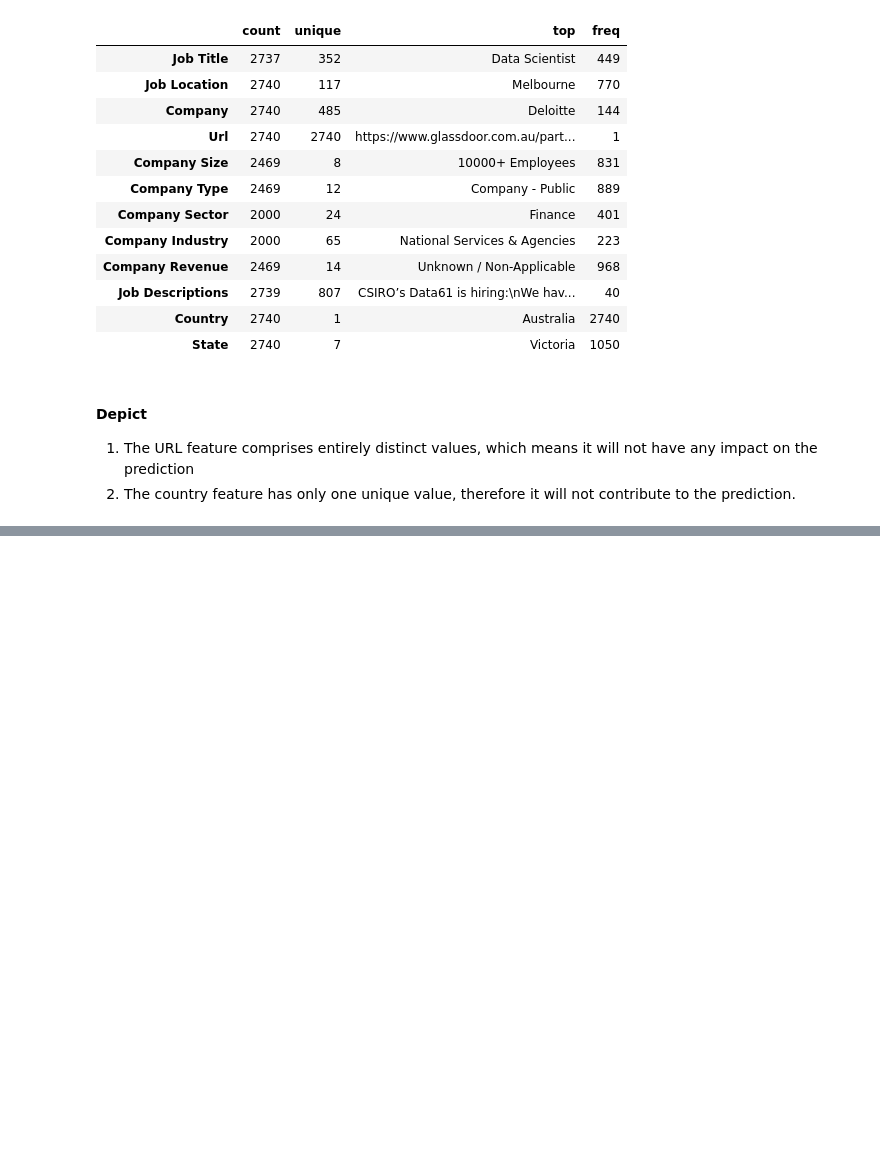
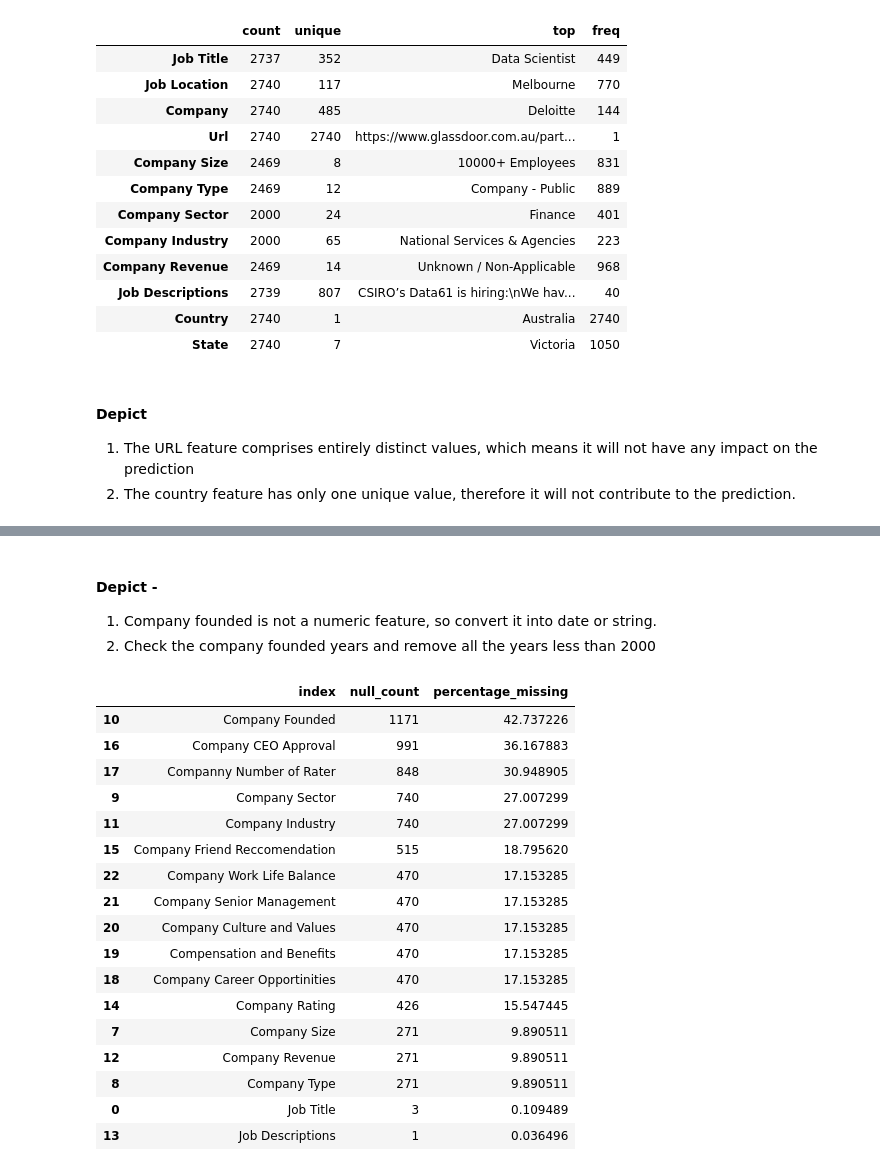
Before and after one commit to Rahul28Agarwal/Job, a Jupyter notebook: job.ipynb, the cells around one changed output, grey strips where cells are left out. Saved outputs shown, nothing was run; the diff lists cells and outputs as text; code cells hidden in the pictures; blank space fills up the shorter version.

```diff
--- a/job.ipynb
+++ b/job.ipynb
@@ -145,3 +147,41 @@ num_features.describe().T
 | tensorflow_yn | 2740.0 | 0.014234 | 0.118474 | 0.0 | 0.0 | 0.0 | 0.0 | 1.0 |
 | mathematic_yn | 2740.0 | 0.193431 | 0.395060 | 0.0 | 0.0 | 0.0 | 0.0 | 1.0 |
 | statistic_yn | 2740.0 | 0.144891 | 0.352055 | 0.0 | 0.0 | 0.0 | 0.0 | 1.0 |
+# %% [markdown]
+#### Depict -
+1. Company founded is not a numeric feature, so convert it into date or string.
+2. Check the company founded years and remove all the years less than 2000
+# %%
+# Check the null values in the dataset
+missing_values_count = (job
+                        .isnull()
+                        .sum()
+                        .to_frame(name='null_count')
+                        .reset_index()
+                        .query("null_count>0")
+                        )
+# Calculate the missing value percentage
+percentage_missing = (missing_values_count
+                      .assign(percentage_missing=missing_values_count['null_count']/len(job) * 100)
+                      .sort_values(by='percentage_missing', ascending=False))
+
+percentage_missing
+# %% [output]
+|  | index | null_count | percentage_missing |
+| 10 | Company Founded | 1171 | 42.737226 |
+| 16 | Company CEO Approval | 991 | 36.167883 |
+| 17 | Companny Number of Rater | 848 | 30.948905 |
+| 9 | Company Sector | 740 | 27.007299 |
+| 11 | Company Industry | 740 | 27.007299 |
+| 15 | Company Friend Reccomendation | 515 | 18.795620 |
+| 22 | Company Work Life Balance | 470 | 17.153285 |
+| 21 | Company Senior Management | 470 | 17.153285 |
+| 20 | Company Culture and Values | 470 | 17.153285 |
+| 19 | Compensation and Benefits | 470 | 17.153285 |
+| 18 | Company Career Opportinities | 470 | 17.153285 |
+| 14 | Company Rating | 426 | 15.547445 |
+| 7 | Company Size | 271 | 9.890511 |
+| 12 | Company Revenue | 271 | 9.890511 |
+| 8 | Company Type | 271 | 9.890511 |
+| 0 | Job Title | 3 | 0.109489 |
+| 13 | Job Descriptions | 1 | 0.036496 |
```
Also changed, not shown: parts of 12 cells of this notebook.
